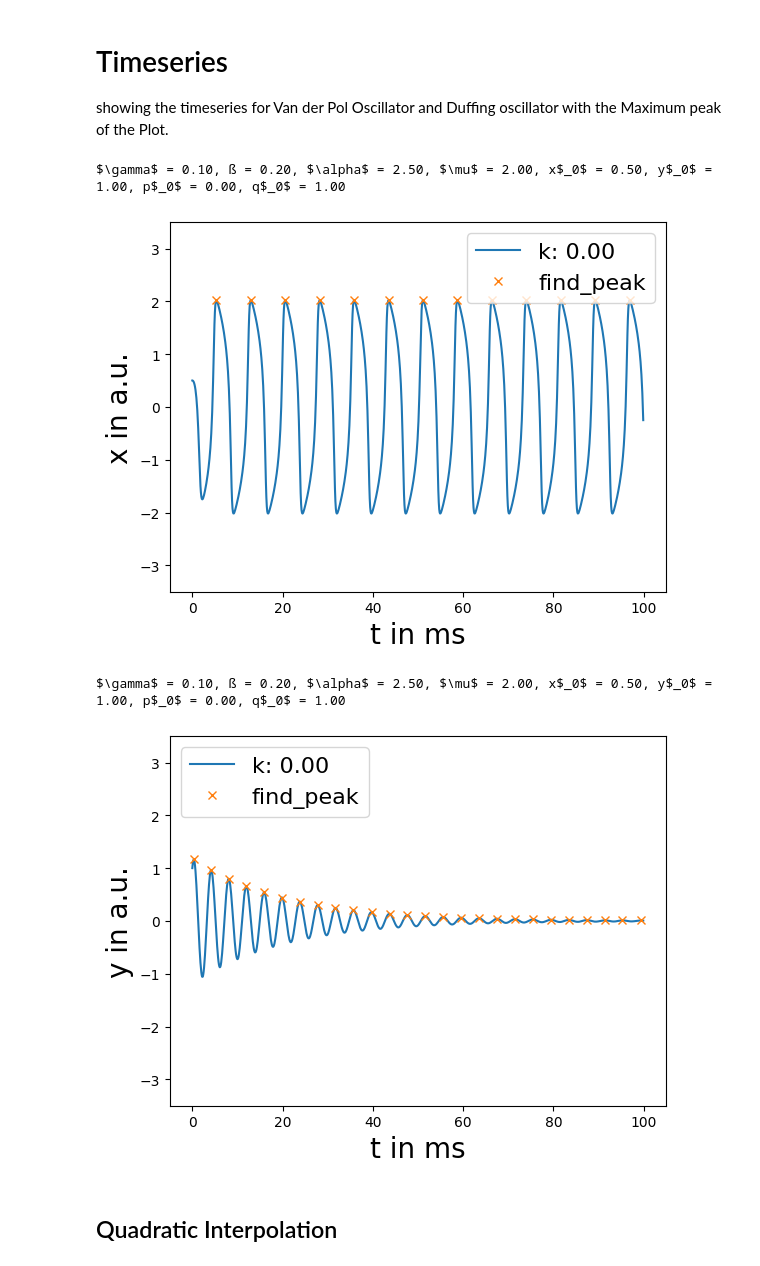
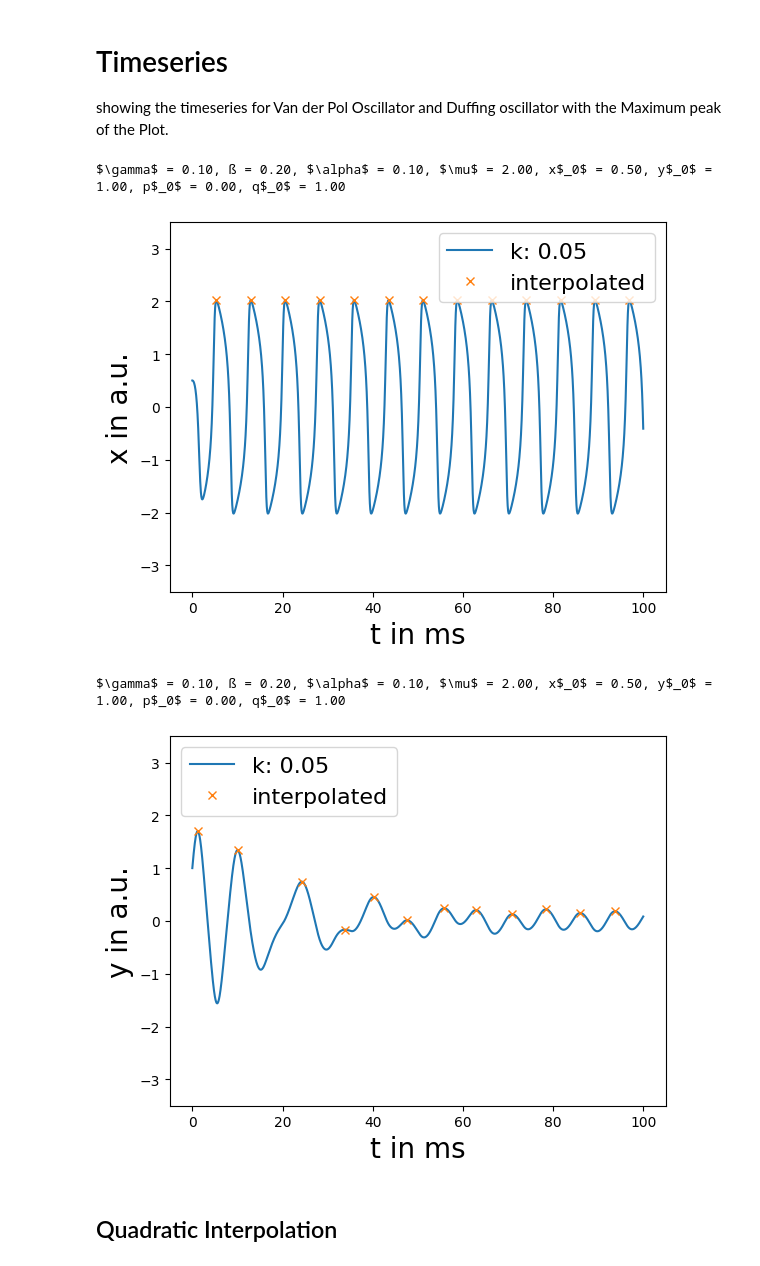
Before and after one commit to huyenanh-nguyen/daniel_model, a Jupyter notebook: ODE/simulation.ipynb, the cells around one changed output. Drawn from its saved outputs; the diff is of its cells as text; code cells hidden in the pictures.

```diff
--- a/ODE/simulation.ipynb
+++ b/ODE/simulation.ipynb
@@ -11,7 +11,7 @@ from onesidedcoupling import OnesidedCoupling
 # %% [markdown]
 # Parameters
 # %%
-t_step = 0.1
+t_step = 0.05
 t_last = 100 # 50h -> 1 point represent 1h
 t = np.arange(0, 2500, t_step)
 keep = int(t_last / t_step)
@@ -20,10 +20,10 @@ y = 1
 q = 1
 p = 0
 par = x,y,p,q
-k = 0
+k = 0.05
 gamma = 0.1
 mu = 2
 beta = 0.2
-alpha = 2.5
+alpha = 0.1
 lilie = OnesidedCoupling(par, t, keep, k, mu, gamma, alpha, beta)
 # %% [markdown]
@@ -51,37 +46,39 @@ showing the timeseries for Van der Pol Oscillator and Duffing oscillator with th
 # %%
 # x-timeseries
 plt.plot(np.arange(0, t_last, t_step), xsol, label = f"k: {k:.2f}")
-plt.plot([np.arange(0, t_last, t_step)[i] for i in x_amplitude[0]], x_amplitude[1]['peak_heights'], "x", label = "find_peak")
+plt.plot([np.arange(0, t_last, t_step)[i] for i in x_amplitude[0]], x_amplitude[1]['peak_heights'], "x", label = "interpolated")
+# plt.plot([np.arange(0, t_last, t_step)[i] for i in x_amplitude[0]], x_amplitude[1]['peak_heights'], "x", label = "max peak")
+
 plt.ylabel("x in a.u.", fontsize = 20)
 x_title = "$\gamma$ = " + f"{gamma:.2f}, ß = " + f"{beta:.2f}, $\\alpha$ = " + f"{alpha:.2f}, $\mu$ = " + f"{mu:.2f}, x$_0$ = " + f"{par[0]:.2f}, y$_0$ = "+ f"{par[1]:.2f}, p$_0$ = "+ f"{par[2]:.2f}, q$_0$ = "+ f"{par[3]:.2f}"
 plt.legend(fontsize = 16, loc = "upper right")
 plt.xlabel("t in ms", fontsize = 20)
 
 plt.ylim([-3.5, 3.5])
 # plt.figtext(0.99, 0.01, title,
 #         horizontalalignment="right",
 #         fontsize = 16)
 print(x_title)
 plt.show()
 
 # y-timeseries
 plt.plot(np.arange(0, t_last, t_step), ysol, label = f"k: {k:.2f}")
-plt.plot([np.arange(0, t_last, t_step)[i] for i in y_amplitude[0]], y_amplitude[1]['peak_heights'], "x", label = "find_peak")
+plt.plot([np.arange(0, t_last, t_step)[i] for i in y_amplitude[0]], y_amplitude[1]['peak_heights'], "x", label = "interpolated")
 plt.ylabel("y in a.u.", fontsize = 20)
 y_title = "$\gamma$ = " + f"{gamma:.2f}, ß = " + f"{beta:.2f}, $\\alpha$ = " + f"{alpha:.2f}, $\mu$ = " + f"{mu:.2f}, x$_0$ = " + f"{par[0]:.2f}, y$_0$ = "+ f"{par[1]:.2f}, p$_0$ = "+ f"{par[2]:.2f}, q$_0$ = "+ f"{par[3]:.2f}"
 plt.legend(fontsize = 16, loc = "upper left")
 plt.xlabel("t in ms", fontsize = 20)
 plt.ylim([-3.5, 3.5])
 # plt.figtext(0.99, 0.01, title,
 #         horizontalalignment="right",
 #         fontsize = 16)
 print(y_title)
 plt.show()
 # %% [output]
-$\gamma$ = 0.10, ß = 0.20, $\alpha$ = 2.50, $\mu$ = 2.00, x$_0$ = 0.50, y$_0$ = 1.00, p$_0$ = 0.00, q$_0$ = 1.00
+$\gamma$ = 0.10, ß = 0.20, $\alpha$ = 0.10, $\mu$ = 2.00, x$_0$ = 0.50, y$_0$ = 1.00, p$_0$ = 0.00, q$_0$ = 1.00
-[figure, old version]
+[figure, new version]
-$\gamma$ = 0.10, ß = 0.20, $\alpha$ = 2.50, $\mu$ = 2.00, x$_0$ = 0.50, y$_0$ = 1.00, p$_0$ = 0.00, q$_0$ = 1.00
+$\gamma$ = 0.10, ß = 0.20, $\alpha$ = 0.10, $\mu$ = 2.00, x$_0$ = 0.50, y$_0$ = 1.00, p$_0$ = 0.00, q$_0$ = 1.00
-[figure, old version]
+[figure, new version]
 # %% [markdown]
 ## Quadratic Interpolation
 # %%
```
Also changed, not shown: parts of 7 cells of this notebook, 1 other file.
